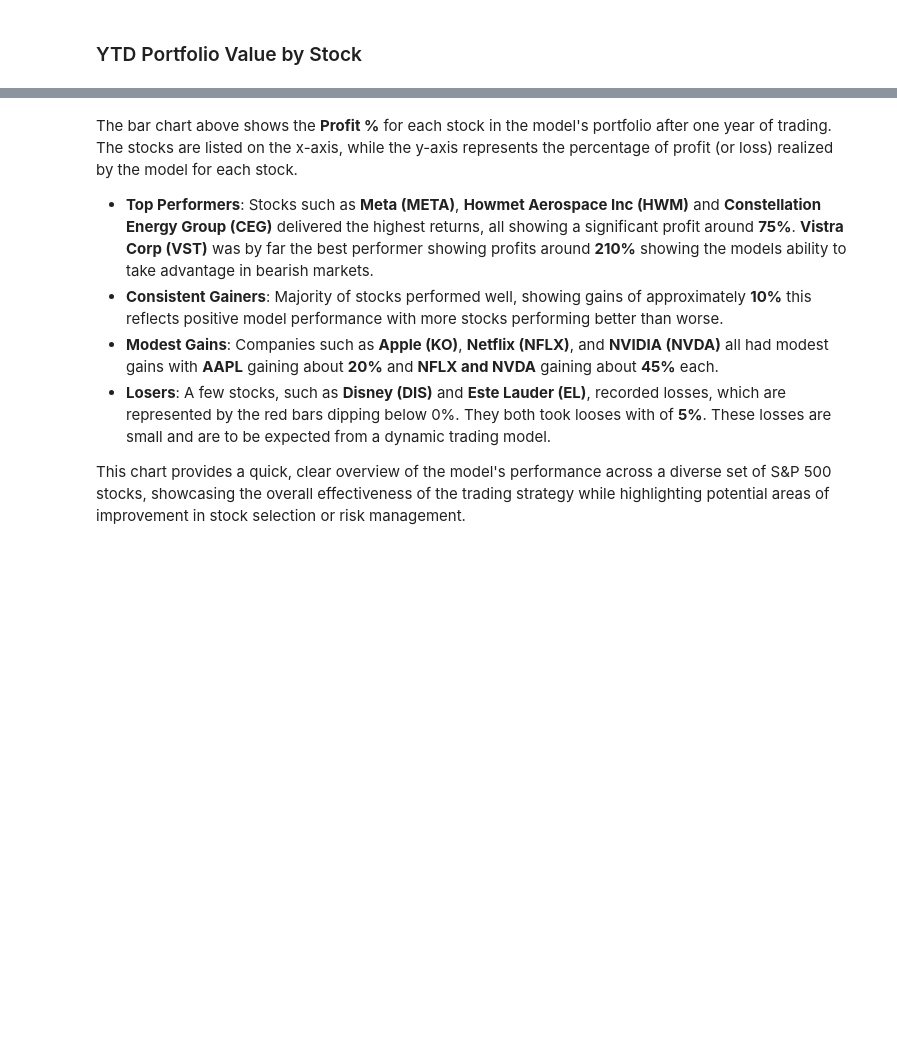
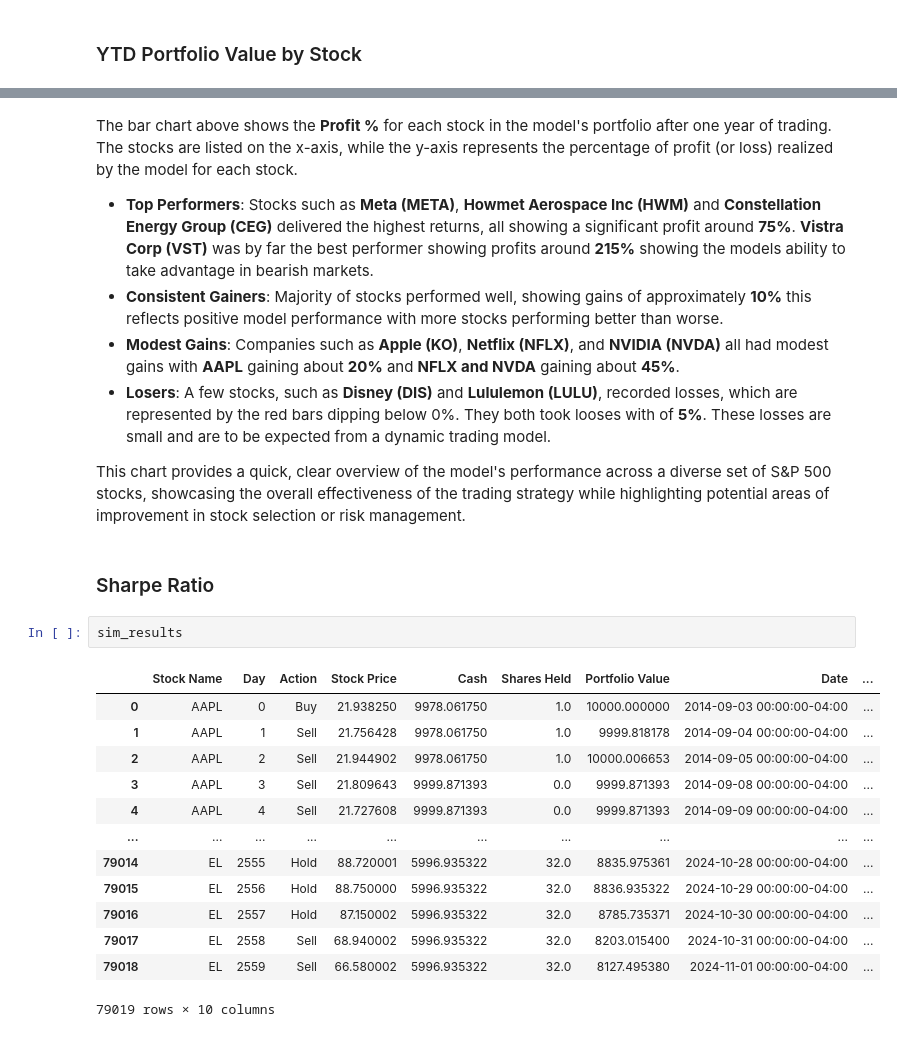
Before and after one commit to uniquedapoet/StockTradingModel, a Jupyter notebook: Stock_Trading_Model_Report.ipynb, the cells around one changed output, grey strips where cells are left out. Drawn from its saved outputs; the diff is of its cells as text; blank space fills up the shorter version.

```diff
--- a/Stock_Trading_Model_Report.ipynb
+++ b/Stock_Trading_Model_Report.ipynb
@@ -289,9 +289,27 @@ alt.Chart(final_portfolio_values).mark_bar().encode(
 The bar chart above shows the **Profit %** for each stock in the model's portfolio after one year of trading. The stocks are listed on the x-axis, while the y-axis represents the percentage of profit (or loss) realized by the model for each stock.
 
 - **Top Performers**: Stocks such as **Meta (META)**, **Howmet Aerospace Inc (HWM)** and **Constellation Energy Group (CEG)** delivered the highest returns, all showing a significant profit around **75%**.
-**Vistra Corp (VST)** was by far the best performer showing profits around **210%** showing the models ability to take advantage in bearish markets.
+**Vistra Corp (VST)** was by far the best performer showing profits around **215%** showing the models ability to take advantage in bearish markets.
 - **Consistent Gainers**: Majority of stocks performed well, showing gains of approximately **10%** this reflects positive model performance with more stocks performing better than worse.
-- **Modest Gains**: Companies such as **Apple (KO)**, **Netflix (NFLX)**, and **NVIDIA (NVDA)** all had modest gains with **AAPL** gaining about **20%** and **NFLX and NVDA** gaining about **45%** each.
-- **Losers**: A few stocks, such as **Disney (DIS)** and **Este Lauder (EL)**, recorded losses, which are represented by the red bars dipping below 0%. They both took looses with of **5%**. These losses are small and are to be expected from a dynamic trading model.
+- **Modest Gains**: Companies such as **Apple (KO)**, **Netflix (NFLX)**, and **NVIDIA (NVDA)** all had modest gains with **AAPL** gaining about **20%** and **NFLX and NVDA** gaining about **45%**.
+- **Losers**: A few stocks, such as **Disney (DIS)** and **Lululemon (LULU)**, recorded losses, which are represented by the red bars dipping below 0%. They both took looses with of **5%**. These losses are small and are to be expected from a dynamic trading model.
 
 This chart provides a quick, clear overview of the model's performance across a diverse set of S&P 500 stocks, showcasing the overall effectiveness of the trading strategy while highlighting potential areas of improvement in stock selection or risk management.
+# %% [markdown]
+### Sharpe Ratio
+# %%
+sim_results
+# %% [output]
+|  | Stock Name | Day | Action | Stock Price | Cash | Shares Held | Portfolio Value | Date | ... |
+| 0 | AAPL | 0 | Buy | 21.938250 | 9978.061750 | 1.0 | 10000.000000 | 2014-09-03 00:00:00-04:00 | ... |
+| 1 | AAPL | 1 | Sell | 21.756428 | 9978.061750 | 1.0 | 9999.818178 | 2014-09-04 00:00:00-04:00 | ... |
+| 2 | AAPL | 2 | Sell | 21.944902 | 9978.061750 | 1.0 | 10000.006653 | 2014-09-05 00:00:00-04:00 | ... |
+| 3 | AAPL | 3 | Sell | 21.809643 | 9999.871393 | 0.0 | 9999.871393 | 2014-09-08 00:00:00-04:00 | ... |
+| 4 | AAPL | 4 | Sell | 21.727608 | 9999.871393 | 0.0 | 9999.871393 | 2014-09-09 00:00:00-04:00 | ... |
+| ... | ... | ... | ... | ... | ... | ... | ... | ... | ... |
+| 79014 | EL | 2555 | Hold | 88.720001 | 5996.935322 | 32.0 | 8835.975361 | 2024-10-28 00:00:00-04:00 | ... |
+| 79015 | EL | 2556 | Hold | 88.750000 | 5996.935322 | 32.0 | 8836.935322 | 2024-10-29 00:00:00-04:00 | ... |
+| 79016 | EL | 2557 | Hold | 87.150002 | 5996.935322 | 32.0 | 8785.735371 | 2024-10-30 00:00:00-04:00 | ... |
+| 79017 | EL | 2558 | Sell | 68.940002 | 5996.935322 | 32.0 | 8203.015400 | 2024-10-31 00:00:00-04:00 | ... |
+| 79018 | EL | 2559 | Sell | 66.580002 | 5996.935322 | 32.0 | 8127.495380 | 2024-11-01 00:00:00-04:00 | ... |
+79019 rows × 10 columns
```
Also changed, not shown: parts of 15 cells of this notebook, 12 other files.
